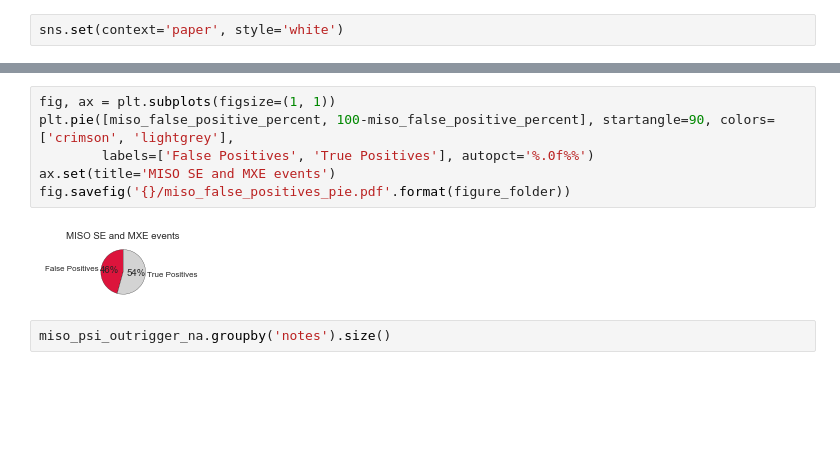
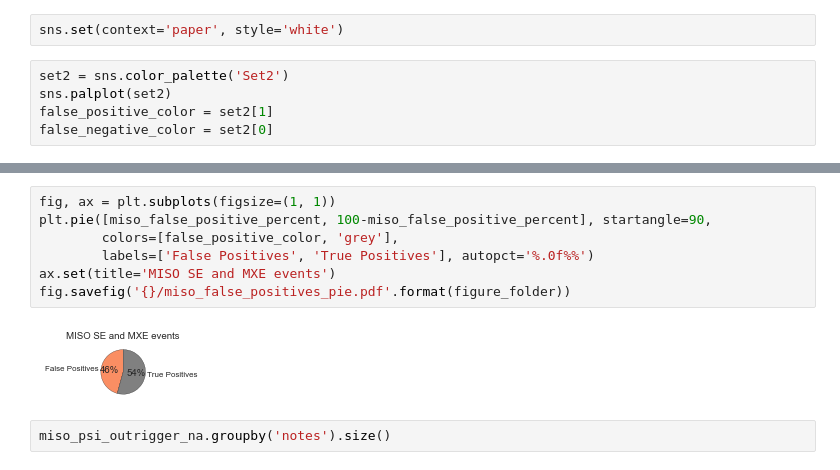
Before and after one commit to YeoLab/singlecell_pnm, a Jupyter notebook: 01_Figure_1/008_get_miso_false_positive_psi_global_stats.ipynb, the cells around one changed output, grey strips where cells are left out. Drawn from its saved outputs; the diff is of its cells as text; blank space fills up the shorter version.

Commit message:
Update palette of miso false positives/negatives

```diff
--- a/01_Figure_1/008_get_miso_false_positive_psi_global_stats.ipynb
+++ b/01_Figure_1/008_get_miso_false_positive_psi_global_stats.ipynb
@@ -187,3 +187,8 @@ miso_false_positive_percent
 45.719554368936684
 # %%
 sns.set(context='paper', style='white')
+# %%
+set2 = sns.color_palette('Set2')
+sns.palplot(set2)
+false_positive_color = set2[1]
+false_negative_color = set2[0]
@@ -190,11 +205,12 @@ sns.set(context='paper', style='white')
 # %%
 fig, ax = plt.subplots(figsize=(1, 1))
-plt.pie([miso_false_positive_percent, 100-miso_false_positive_percent], startangle=90, colors=['crimson', 'lightgrey'],
+plt.pie([miso_false_positive_percent, 100-miso_false_positive_percent], startangle=90,
+        colors=[false_positive_color, 'grey'],
         labels=['False Positives', 'True Positives'], autopct='%.0f%%')
 ax.set(title='MISO SE and MXE events')
 fig.savefig('{}/miso_false_positives_pie.pdf'.format(figure_folder))
 # %% [output]
-[figure, old version]
+[figure, new version]
 # %%
 miso_psi_outrigger_na.groupby('notes').size()
 # %% [output]
```
Also changed, not shown: parts of 9 cells of this notebook, 9 other files.
